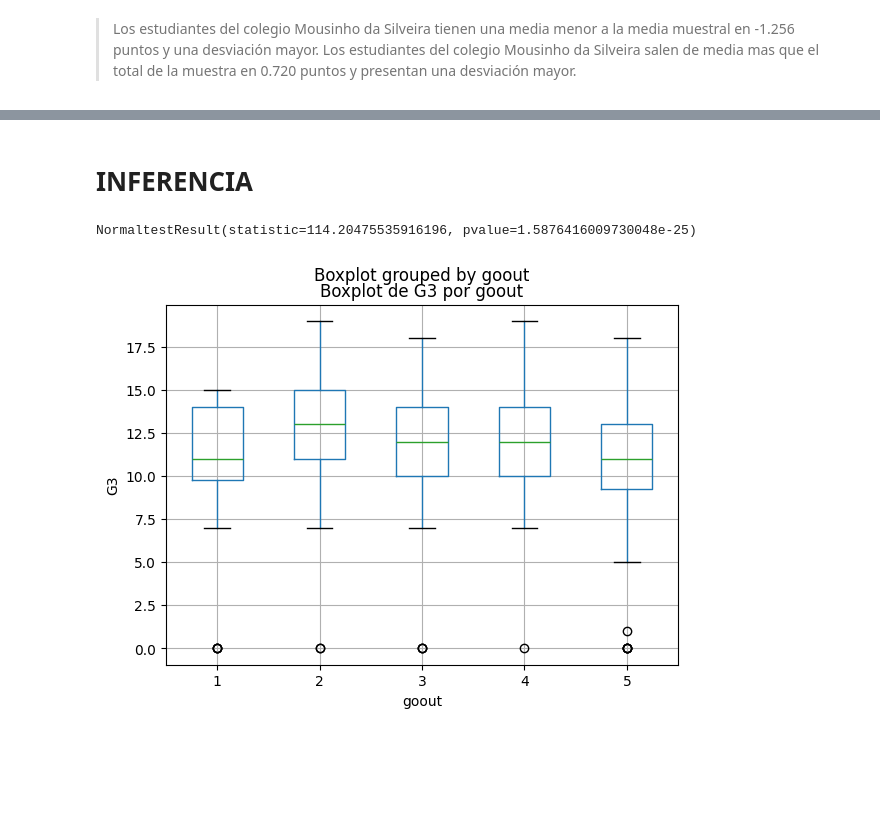
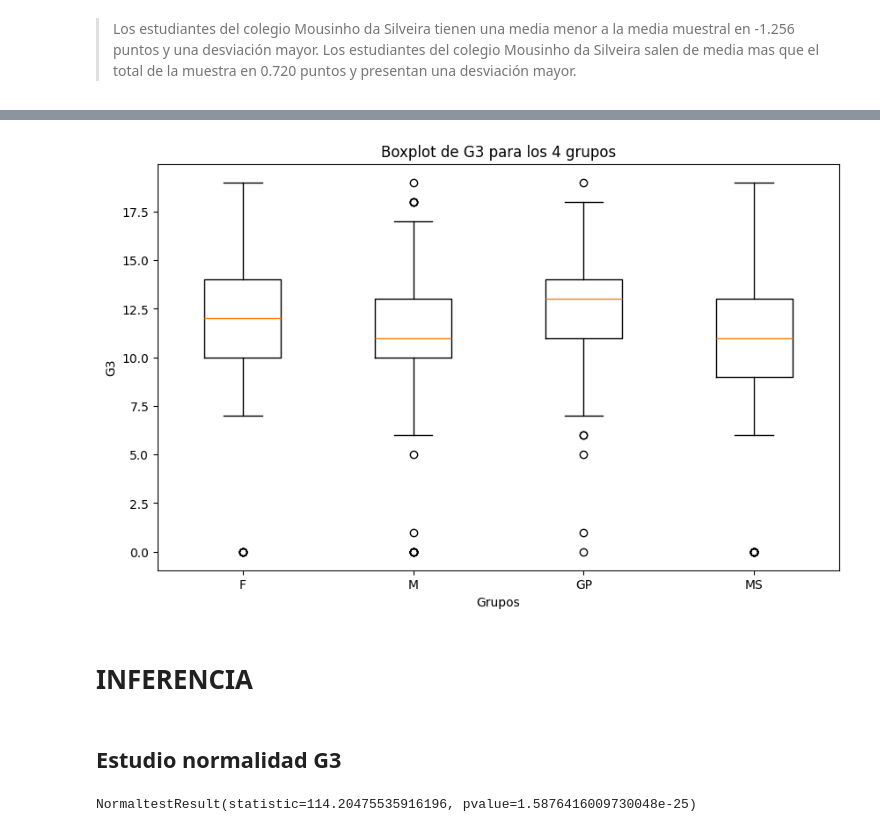
Before and after one commit to Tumup/estadistica, a Jupyter notebook: ESTADISTICA/analisis.ipynb, the cells around one changed output, grey strips where cells are left out. Cells and saved outputs as stored; diff of their text form; code cells hidden in the pictures; blank space fills up the shorter version.

```diff
--- a/ESTADISTICA/analisis.ipynb
+++ b/ESTADISTICA/analisis.ipynb
@@ -266,27 +218,29 @@ dfcMS.boxplot(column="G3")
+# %%
+import matplotlib.pyplot as plt
+import pandas as pd
+
+
+
+dataframes = [dfcF, dfcM, dfcGP, dfcMS]
+labels = ['F', 'M', 'GP', 'MS']
+
+
+variable_y = 'G3'
+
+# Crear el boxplot para cada DataFrame
+plt.figure(figsize=(10, 6))
+plt.boxplot([df[variable_y] for df in dataframes], labels=labels)
+plt.title(f'Boxplot de {variable_y} para los 4 grupos')
+plt.xlabel('Grupos')
+plt.ylabel(variable_y)
+plt.show()
+# %% [output]
+[figure, added]
 # %% [markdown]
 # INFERENCIA
+# %% [markdown]
+## Estudio normalidad G3
 # %%
 scipy.stats.normaltest(dfc['G3'])
 # %% [output]
 NormaltestResult(statistic=114.20475535916196, pvalue=1.5876416009730048e-25)
-# %%
-import matplotlib.pyplot as plt
-import pandas as pd
-
-# Suponiendo que ya has leído el DataFrame df desde el archivo CSV
-
-# Selecciona las variables de interés
-variable_x = 'goout'
-variable_y = 'G3'
-
-# Calcular la nota media de G3 para cada valor único de la variable X
-mean_g3 = df.groupby(variable_x)[variable_y].mean()
-
-# Crear el boxplot
-df.boxplot(column=variable_y, by=variable_x)
-plt.title(f'Boxplot de {variable_y} por {variable_x}')
-plt.xlabel(variable_x)
-plt.ylabel(variable_y)
-plt.show()
-# %% [output]
-[figure, removed]
```
Also changed, not shown: parts of 32 cells of this notebook.
